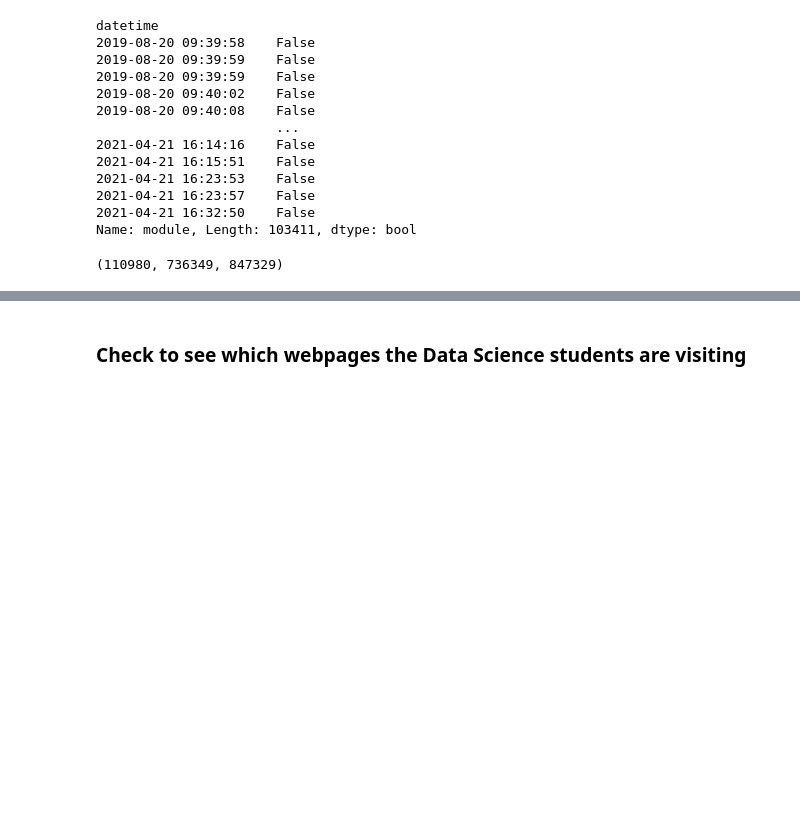
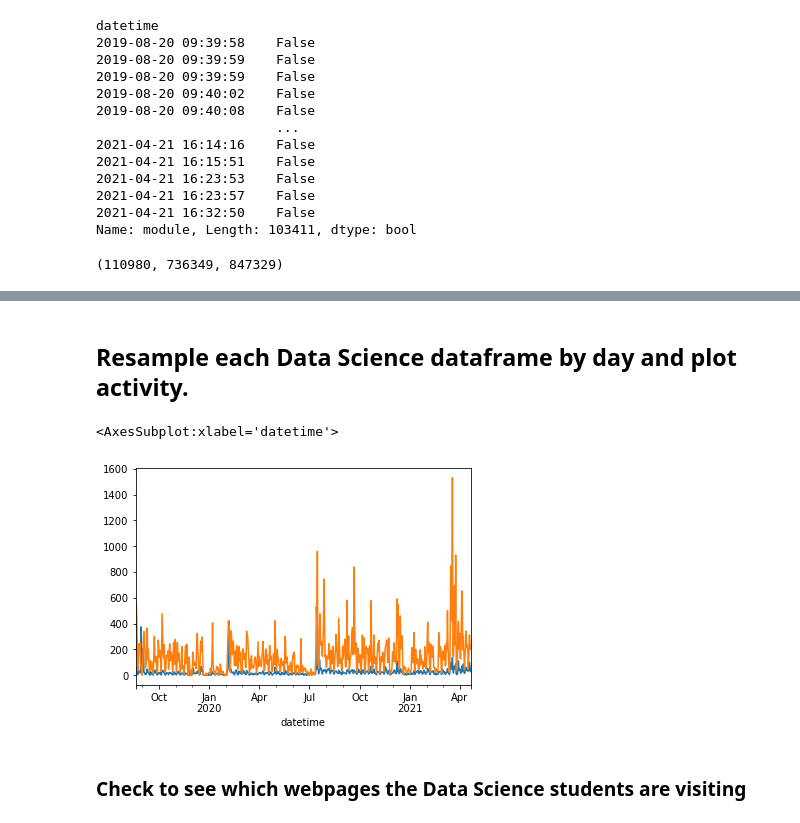
Before and after one commit to AnomalySweeper/user-log-anomaly-detection, a Jupyter notebook: bts-student-log-project-workflow-Copy1.ipynb, the cells around one changed output, grey strips where cells are left out. Drawn from its saved outputs; the diff is of its cells as text; code cells hidden in the pictures; blank space fills up the shorter version.

```diff
--- a/bts-student-log-project-workflow-Copy1.ipynb
+++ b/bts-student-log-project-workflow-Copy1.ipynb
@@ -427,0 +453,3 @@ len(data_science_hits), len(webdev_hits), len(data_science_hits)+len(webdev_hits
+# %%
+# Create a dataframe of all Data Science curriculum hits that are from Data Science students.
+ds_ds_hits = data_science_hits[data_science_hits.ds_student == True]
@@ -427,0 +460,3 @@ len(data_science_hits), len(webdev_hits), len(data_science_hits)+len(webdev_hits
+# %%
+# Create a dataframe of all Web Development curriculum hits that are from Data Science students.
+ds_webdev_hits = webdev_hits[webdev_hits.ds_student == True]
@@ -428,3 +472,11 @@ len(data_science_hits), len(webdev_hits), len(data_science_hits)+len(webdev_hits
+# %% [markdown]
+## Resample each Data Science dataframe by day and plot activity.
+# %%
+(ds_webdev_hits.resample('d').path.count()).plot()
+(ds_ds_hits.resample('d').path.count()).plot()
+# %% [output]
+<AxesSubplot:xlabel='datetime'>
+[figure, added]
 # %% [markdown]
 ### Check to see which webpages the Data Science students are visiting
 # %%
```
Also changed, not shown: parts of 14 cells of this notebook.
